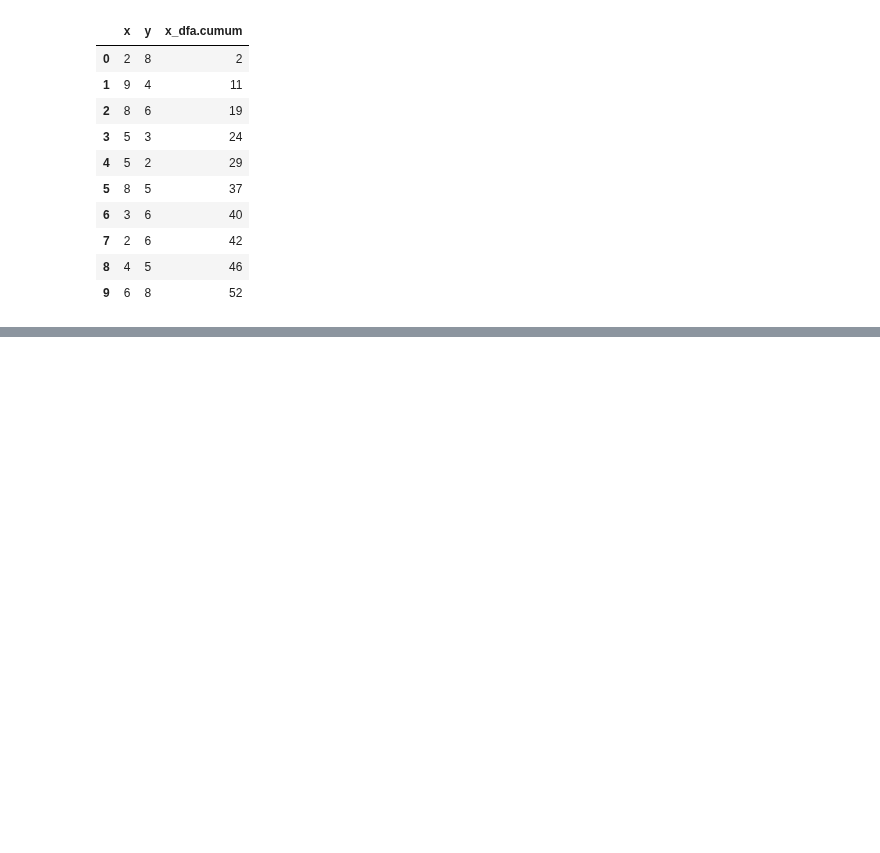
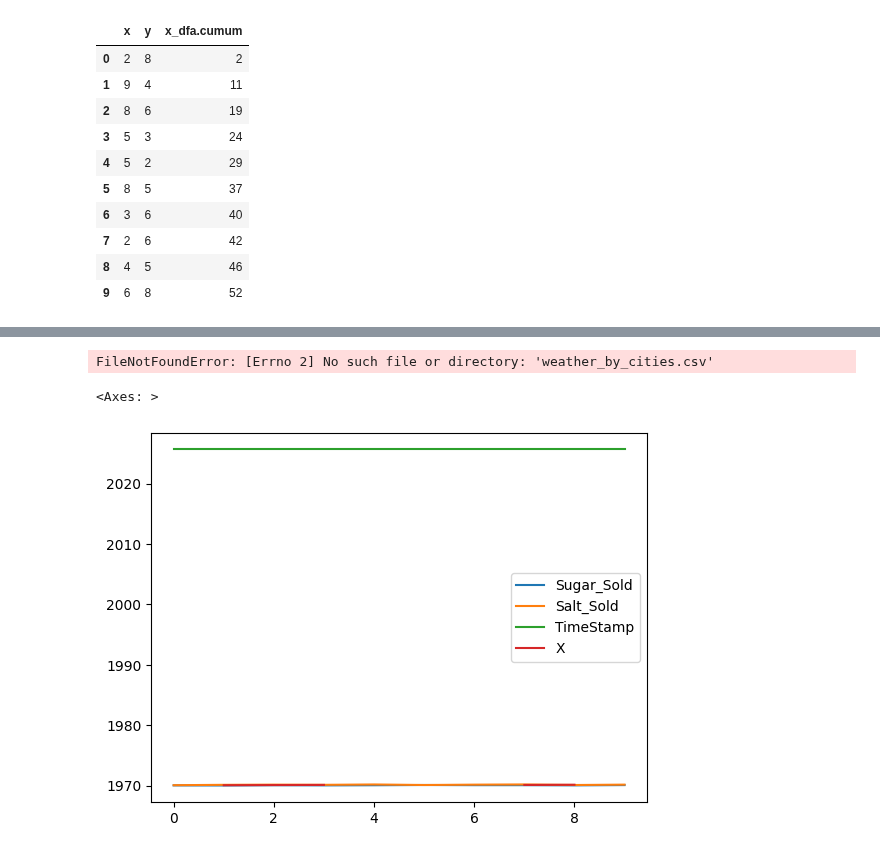
Before and after one commit to ramnagella/Demo, a Jupyter notebook: DA_Day9.ipynb, the cells around one changed output, grey strips where cells are left out. Cells and saved outputs as stored; diff of their text form; code cells hidden in the pictures; blank space fills up the shorter version.

```diff
--- a/DA_Day9.ipynb
+++ b/DA_Day9.ipynb
@@ -324,0 +373,6 @@ dfa
+# %%
+import pandas as pd
+df=pd.read_csv('weather_by_cities.csv')
+df
+# %% [output]
+FileNotFoundError: [Errno 2] No such file or directory: 'weather_by_cities.csv'
@@ -324,0 +409,6 @@ dfa
+# %%
+%matplotlib inline
+df.plot()
+# %% [output]
+<Axes: >
+[figure, added]
```
Also changed, not shown: parts of 15 cells of this notebook.
